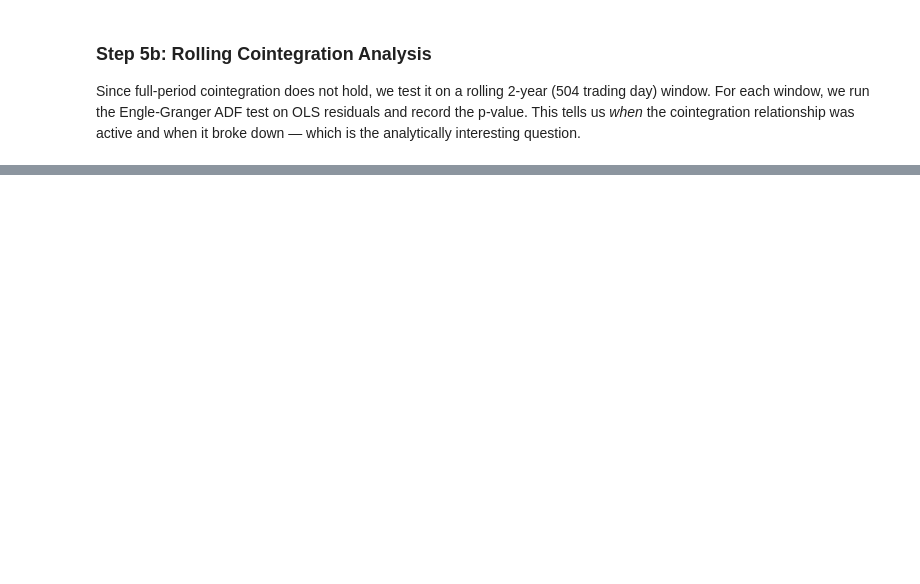
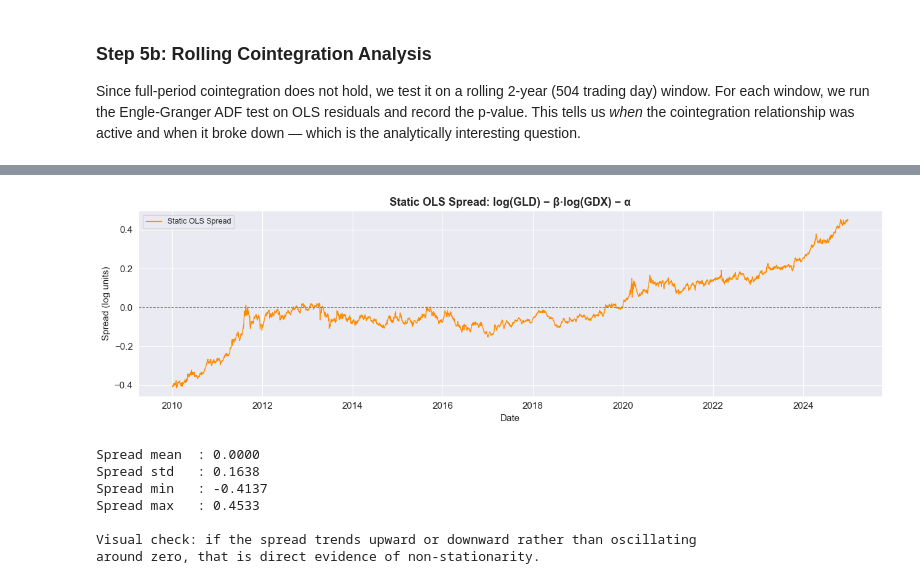
Before and after one commit to abhikapu6/quantProject, a Jupyter notebook: notebook.ipynb, the cells around one changed output, grey strips where cells are left out. Cells and saved outputs as stored; diff of their text form; code cells hidden in the pictures; blank space fills up the shorter version.

Commit message:
completed step 6, static spread construction and analysis confirming non-stationarity as expected baseline for Kalman filter

```diff
--- a/notebook.ipynb
+++ b/notebook.ipynb
@@ -657,0 +869,34 @@ print(f"  (wide range confirms hedge ratio is not stable — motivates Kalman fi
+# %%
+# --- Static Spread Construction ---
+# spread_t = log(GLD)_t - STATIC_BETA * log(GDX)_t - STATIC_ALPHA
+# This is the OLS residual re-expressed as a tradeable spread.
+
+static_spread = df['log_GLD'] - STATIC_BETA * df['log_GDX'] - STATIC_ALPHA
+
+fig, ax = plt.subplots(figsize=(13, 4))
+ax.plot(static_spread.index, static_spread, color='darkorange', linewidth=1.0, label='Static OLS Spread')
+ax.axhline(0, color='grey', linestyle='--', linewidth=0.8)
+ax.set_title('Static OLS Spread: log(GLD) − β·log(GDX) − α', fontweight='bold')
+ax.set_xlabel('Date')
+ax.set_ylabel('Spread (log units)')
+ax.legend(fontsize=9)
+plt.tight_layout()
+plt.savefig('data/plot_static_spread.png', dpi=150)
+plt.show()
+
+print(f"Spread mean  : {static_spread.mean():.4f}")
+print(f"Spread std   : {static_spread.std():.4f}")
+print(f"Spread min   : {static_spread.min():.4f}")
+print(f"Spread max   : {static_spread.max():.4f}")
+print()
+print("Visual check: if the spread trends upward or downward rather than oscillating")
+print("around zero, that is direct evidence of non-stationarity.")
+# %% [output]
+[figure, added]
+Spread mean  : 0.0000
+Spread std   : 0.1638
+Spread min   : -0.4137
+Spread max   : 0.4533
+
+Visual check: if the spread trends upward or downward rather than oscillating
+around zero, that is direct evidence of non-stationarity.
```
Also changed, not shown: parts of 23 cells of this notebook, 13 other files.
